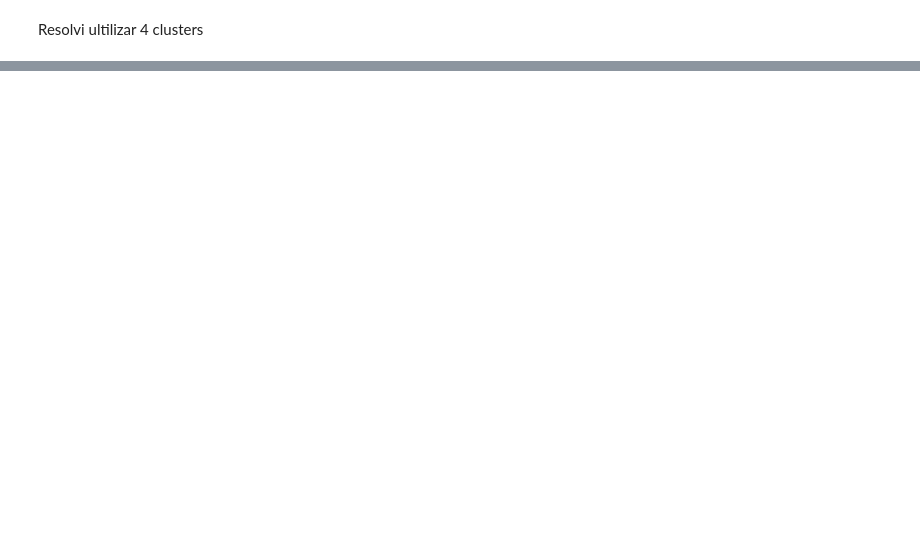
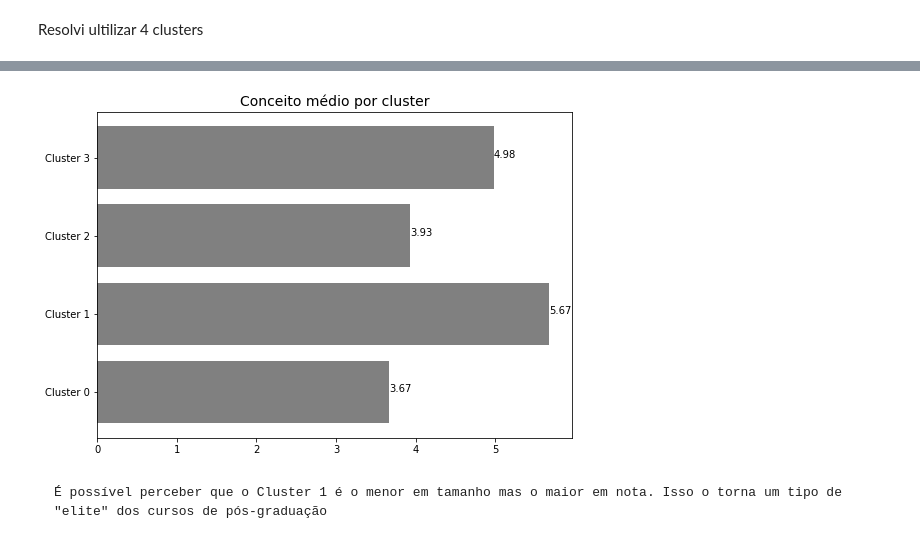
Before and after one commit to ieee-uerj/capes-data-analysis, a Jupyter notebook: Gustavo/Clusterização da Grande Base.ipynb, the cells around one changed output, grey strips where cells are left out. Drawn from its saved outputs; the diff is of its cells as text; code cells hidden in the pictures; blank space fills up the shorter version.

```diff
--- a/Gustavo/Clusterização da Grande Base.ipynb
+++ b/Gustavo/Clusterização da Grande Base.ipynb
@@ -177,6 +174,16 @@ for i in [df0,df1,df2,df3]:
-# %%
-#número de docentes de cada cluster
-index=0
-for i in [df0,df1,df2,df3]:
-    print(index,"=",df['IB_Total_docentes'])
-    index+=1
+# %%
+#conceito médio por cluster
+plt.figure(figsize=(8.5, 6))
+barras = ['Cluster 0','Cluster 1', 'Cluster 2', 'Cluster 3']
+altura = [df0.CD_CONCEITO_PROGRAMA.mean(),df1.CD_CONCEITO_PROGRAMA.mean(),
+     df2.CD_CONCEITO_PROGRAMA.mean(),df3.CD_CONCEITO_PROGRAMA.mean()]
+
+plt.barh(barras, altura,color='grey')
+plt.title("Conceito médio por cluster",size='14')
+for index, value in enumerate(altura):
+    plt.text(value, index, str(f"{value:.2f}"))
+# %% [output]
+[figure, added]
+# %% [markdown]
+    É possível perceber que o Cluster 1 é o menor em tamanho mas o maior em nota. Isso o torna um tipo de
+    "elite" dos cursos de pós-graduação
```
Also changed, not shown: parts of 13 cells of this notebook.
